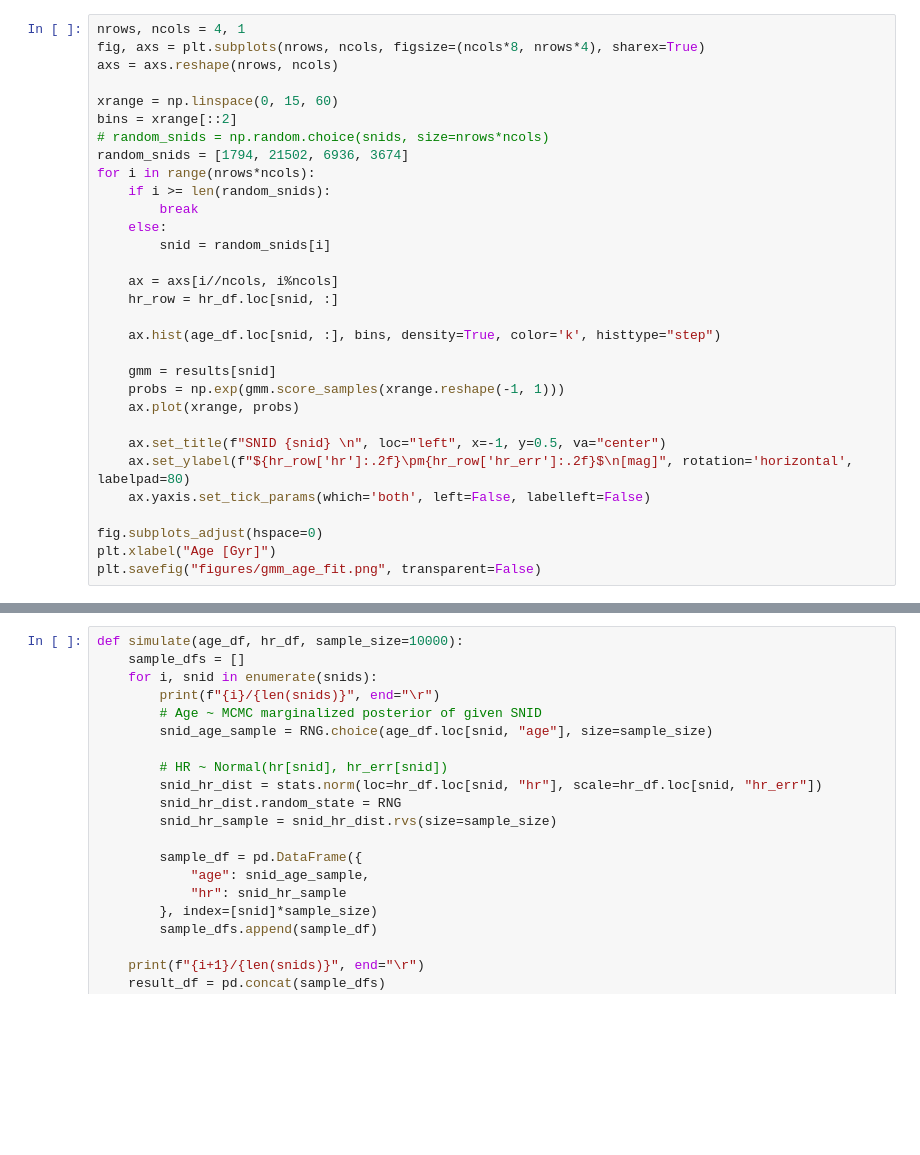
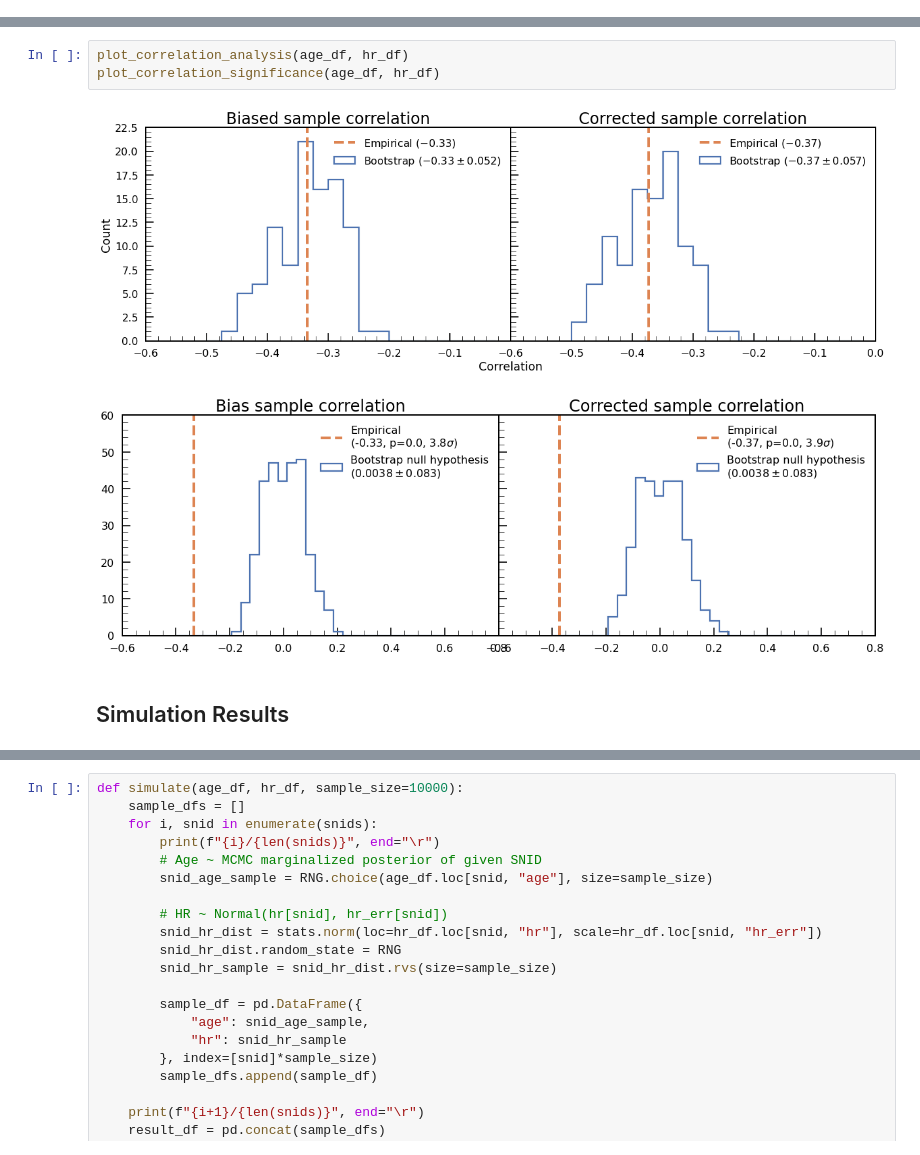
Before and after one commit to ketozhang/statistical-methods-on-sne-ia-luminosity-evolution, a Jupyter notebook: report.ipynb, the cells around one changed output, grey strips where cells are left out. Saved outputs shown, nothing was run; the diff lists cells and outputs as text; blank space fills up the shorter version.

```diff
--- a/report.ipynb
+++ b/report.ipynb
@@ -180,31 +35,0 @@ else:
-# %%
-nrows, ncols = 4, 1
-fig, axs = plt.subplots(nrows, ncols, figsize=(ncols*8, nrows*4), sharex=True)
-axs = axs.reshape(nrows, ncols)
-
-xrange = np.linspace(0, 15, 60)
-bins = xrange[::2]
-# random_snids = np.random.choice(snids, size=nrows*ncols)
-random_snids = [1794, 21502, 6936, 3674]
-for i in range(nrows*ncols):
-    if i >= len(random_snids):
-        break
-    else:
-        snid = random_snids[i]
-
-    ax = axs[i//ncols, i%ncols]
-    hr_row = hr_df.loc[snid, :]
-
-    ax.hist(age_df.loc[snid, :], bins, density=True, color='k', histtype="step")
-
-    gmm = results[snid]
-    probs = np.exp(gmm.score_samples(xrange.reshape(-1, 1)))
-    ax.plot(xrange, probs)
-
-    ax.set_title(f"SNID {snid} \n", loc="left", x=-1, y=0.5, va="center")
-    ax.set_ylabel(f"${hr_row['hr']:.2f}\pm{hr_row['hr_err']:.2f}$\n[mag]", rotation='horizontal', labelpad=80)
-    ax.yaxis.set_tick_params(which='both', left=False, labelleft=False)
-
-fig.subplots_adjust(hspace=0)
-plt.xlabel("Age [Gyr]")
-plt.savefig("figures/gmm_age_fit.png", transparent=False)
@@ -228,0 +183,8 @@ notes:
+# %%
+plot_correlation_analysis(age_df, hr_df)
+plot_correlation_significance(age_df, hr_df)
+# %% [output]
+[figure, added]
+[figure, added]
+# %% [markdown]
+## Simulation Results
```
Also changed, not shown: parts of 40 cells of this notebook, 3 other files.
